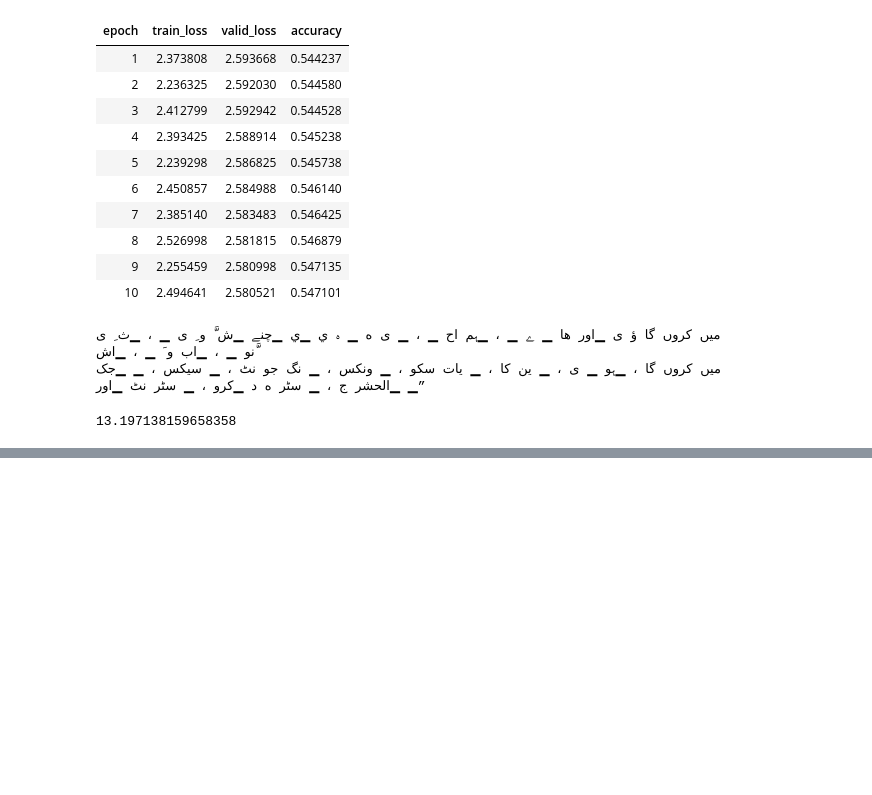
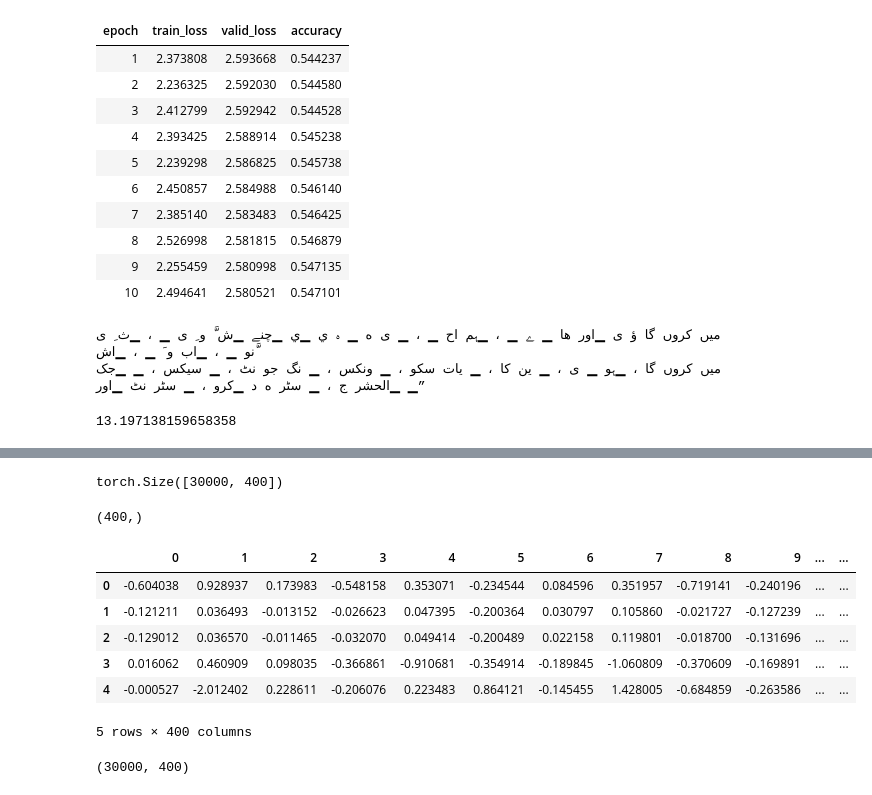
Before and after one commit to anuragshas/nlp-for-urdu, a Jupyter notebook: language-model/Urdu_Language_Model.ipynb, the cells around one changed output, grey strips where cells are left out. Drawn from its saved outputs; the diff is of its cells as text; code cells hidden in the pictures; blank space fills up the shorter version.

Commit message:
add embedding vectors tsv

```diff
--- a/language-model/Urdu_Language_Model.ipynb
+++ b/language-model/Urdu_Language_Model.ipynb
@@ -189,0 +208,30 @@ np.exp(2.58)
+# %%
+encoder = get_model(learn.model)[0]
+# %%
+encoder.state_dict()['encoder.weight'].shape
+# %% [output]
+torch.Size([30000, 400])
+# %%
+embeddings = encoder.state_dict()['encoder.weight']
+# %%
+embeddings = np.array(embeddings)
+# %%
+embeddings[0].shape
+# %% [output]
+(400,)
+# %%
+df = pd.DataFrame(embeddings)
+# %%
+df.head()
+# %% [output]
+|  | 0 | 1 | 2 | 3 | 4 | 5 | 6 | 7 | 8 | 9 | ... | ... |
+| 0 | -0.604038 | 0.928937 | 0.173983 | -0.548158 | 0.353071 | -0.234544 | 0.084596 | 0.351957 | -0.719141 | -0.240196 | ... | ... |
+| 1 | -0.121211 | 0.036493 | -0.013152 | -0.026623 | 0.047395 | -0.200364 | 0.030797 | 0.105860 | -0.021727 | -0.127239 | ... | ... |
+| 2 | -0.129012 | 0.036570 | -0.011465 | -0.032070 | 0.049414 | -0.200489 | 0.022158 | 0.119801 | -0.018700 | -0.131696 | ... | ... |
+| 3 | 0.016062 | 0.460909 | 0.098035 | -0.366861 | -0.910681 | -0.354914 | -0.189845 | -1.060809 | -0.370609 | -0.169891 | ... | ... |
+| 4 | -0.000527 | -2.012402 | 0.228611 | -0.206076 | 0.223483 | 0.864121 | -0.145455 | 1.428005 | -0.684859 | -0.263586 | ... | ... |
+5 rows × 400 columns
+# %%
+df.shape
+# %% [output]
+(30000, 400)
```
Also changed, not shown: parts of 13 cells of this notebook, 5 other files.
